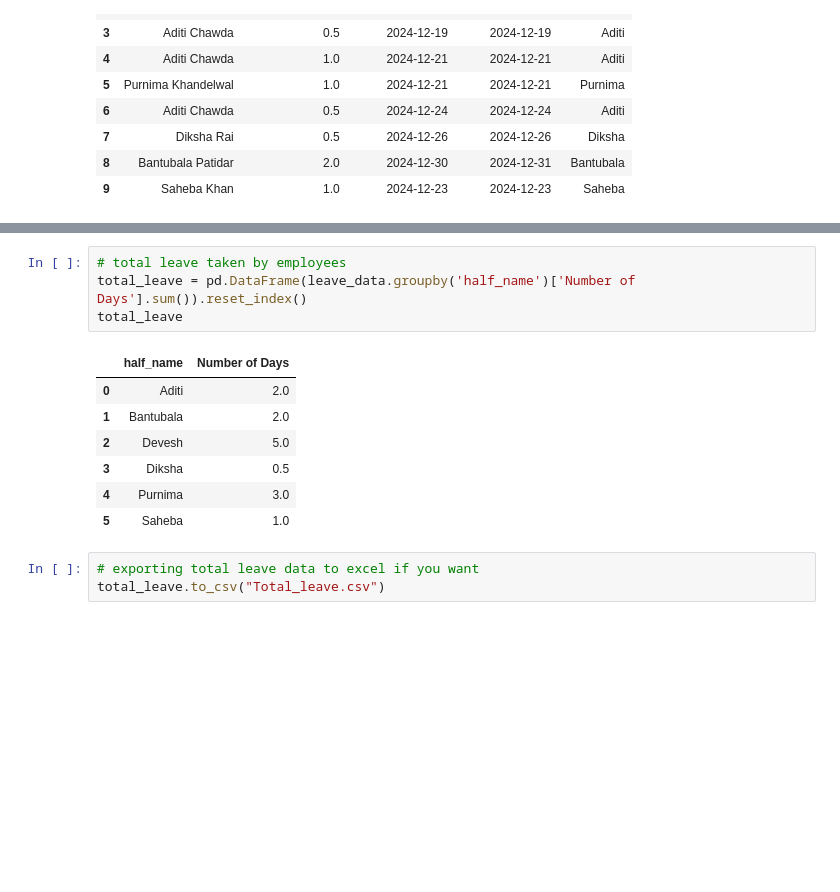
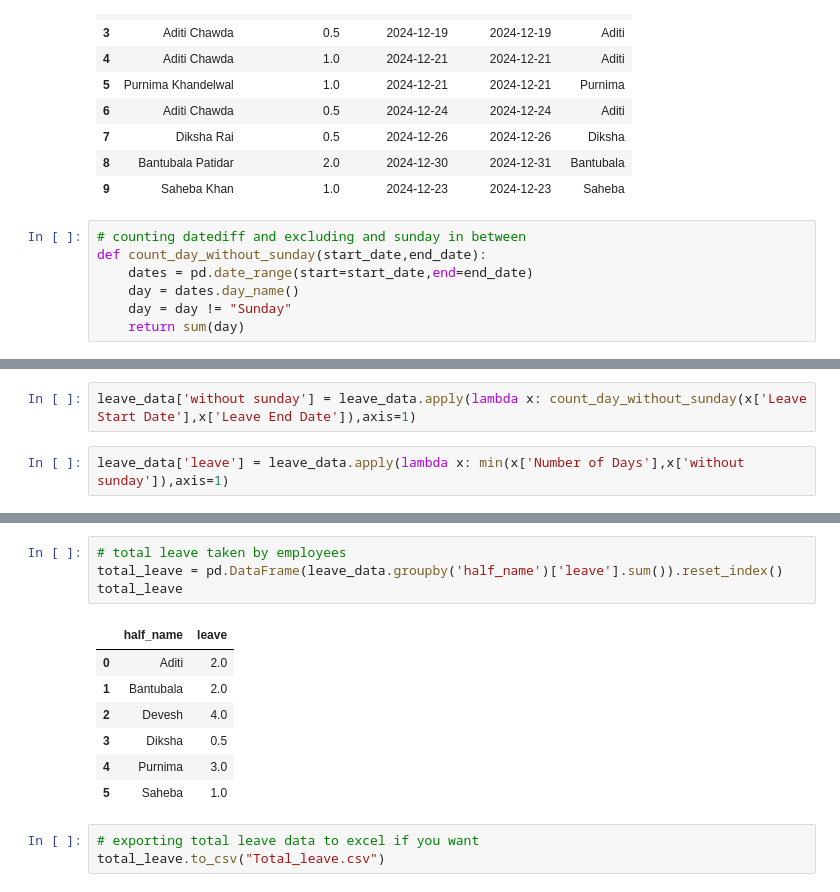
Before and after one commit to deveshpatwa/Pyhton-projects, a Jupyter notebook: IOTA Attendance Project/updated project power bi/python code.ipynb, the cells around one changed output, grey strips where cells are left out. Cells and saved outputs as stored; diff of their text form; blank space fills up the shorter version.

```diff
--- a/IOTA Attendance Project/updated project power bi/python code.ipynb
+++ b/IOTA Attendance Project/updated project power bi/python code.ipynb
@@ -327,3 +337,10 @@ leave_data
 | 7 | Diksha Rai | 0.5 | 2024-12-26 | 2024-12-26 | Diksha |
 | 8 | Bantubala Patidar | 2.0 | 2024-12-30 | 2024-12-31 | Bantubala |
 | 9 | Saheba Khan | 1.0 | 2024-12-23 | 2024-12-23 | Saheba |
+# %%
+# counting datediff and excluding and sunday in between
+def count_day_without_sunday(start_date,end_date):
+    dates = pd.date_range(start=start_date,end=end_date)
+    day = dates.day_name()
+    day = day != "Sunday"
+    return sum(day)
@@ -329,0 +351,4 @@ leave_data
+# %%
+leave_data['without sunday'] = leave_data.apply(lambda x: count_day_without_sunday(x['Leave Start Date'],x['Leave End Date']),axis=1)
+# %%
+leave_data['leave'] = leave_data.apply(lambda x: min(x['Number of Days'],x['without sunday']),axis=1)
@@ -330,12 +369,12 @@ leave_data
 # %%
 # total leave taken by employees
-total_leave = pd.DataFrame(leave_data.groupby('half_name')['Number of Days'].sum()).reset_index()
+total_leave = pd.DataFrame(leave_data.groupby('half_name')['leave'].sum()).reset_index()
 total_leave
 # %% [output]
-|  | half_name | Number of Days |
+|  | half_name | leave |
 | 0 | Aditi | 2.0 |
 | 1 | Bantubala | 2.0 |
-| 2 | Devesh | 5.0 |
+| 2 | Devesh | 4.0 |
 | 3 | Diksha | 0.5 |
 | 4 | Purnima | 3.0 |
 | 5 | Saheba | 1.0 |
```
Also changed, not shown: parts of 6 cells of this notebook, 4 other files.
